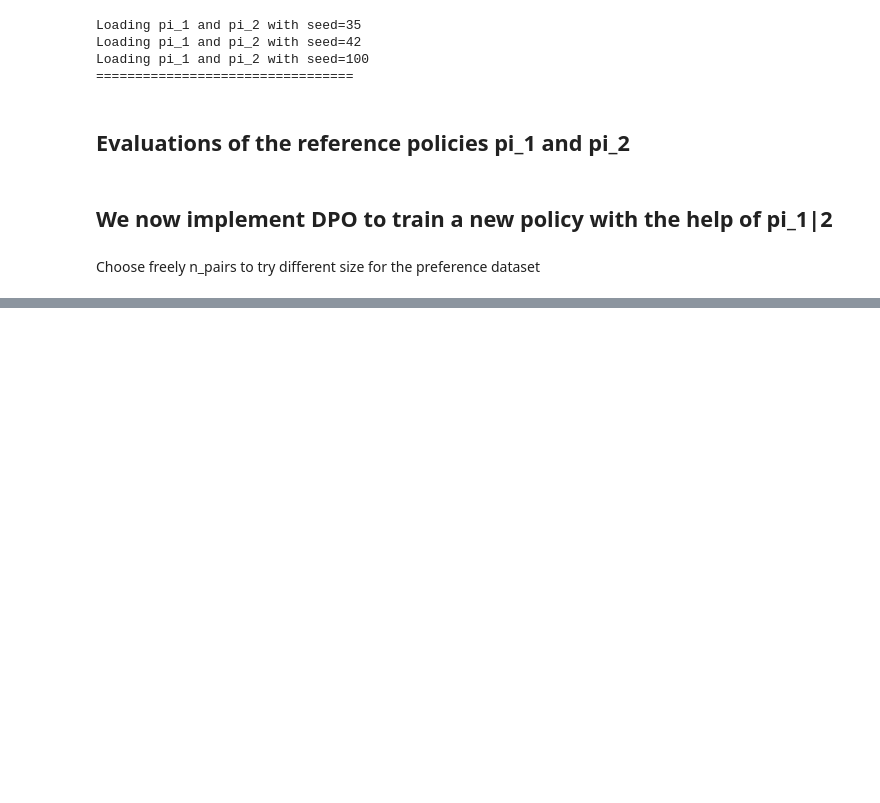
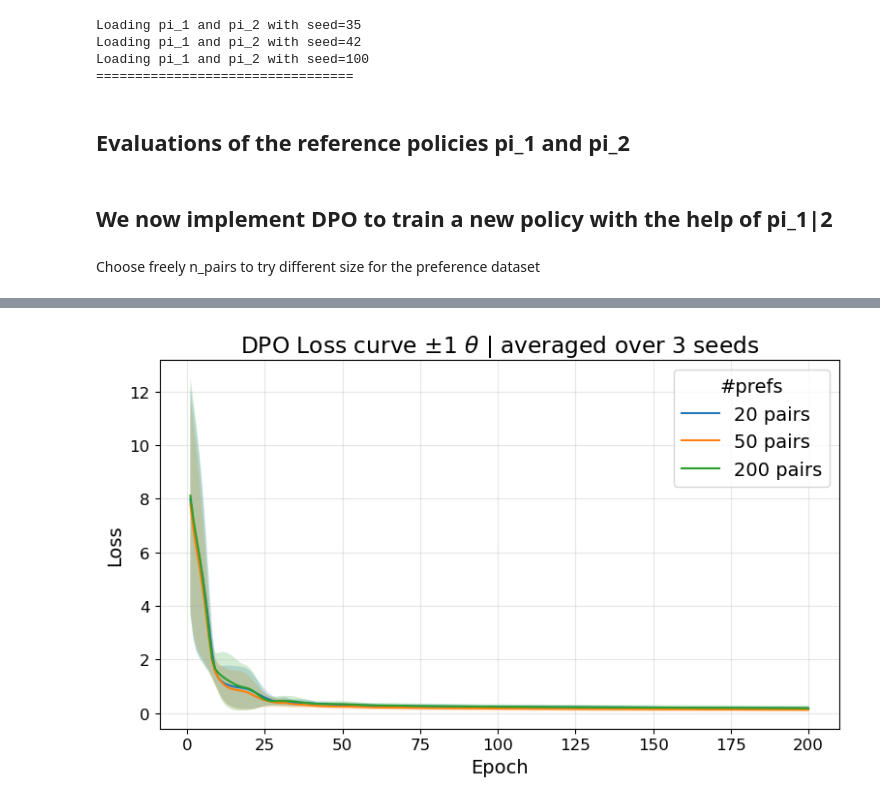
Before and after one commit to yk985/RL-RLHF, a Jupyter notebook: DPO_Final_CartPole_v0.ipynb, the cells around one changed output, grey strips where cells are left out. Saved outputs shown, nothing was run; the diff lists cells and outputs as text; code cells hidden in the pictures; blank space fills up the shorter version.

Commit message:
learning curve for DPO Cartpole

```diff
--- a/DPO_Final_CartPole_v0.ipynb
+++ b/DPO_Final_CartPole_v0.ipynb
@@ -184,0 +230,9 @@ Loading pi_DPO with seed=100 for the environment CartPole-v0
+# %%
+# ── Plotting the loss curves ──
+plot_avg_loss_curves(
+    loss_hist_list=Loss_history_list,
+    pair_list=pair_list,
+    algo="DPO"
+)
+# %% [output]
+[figure, added]
```
Also changed, not shown: parts of 4 cells of this notebook, 3 other files.
